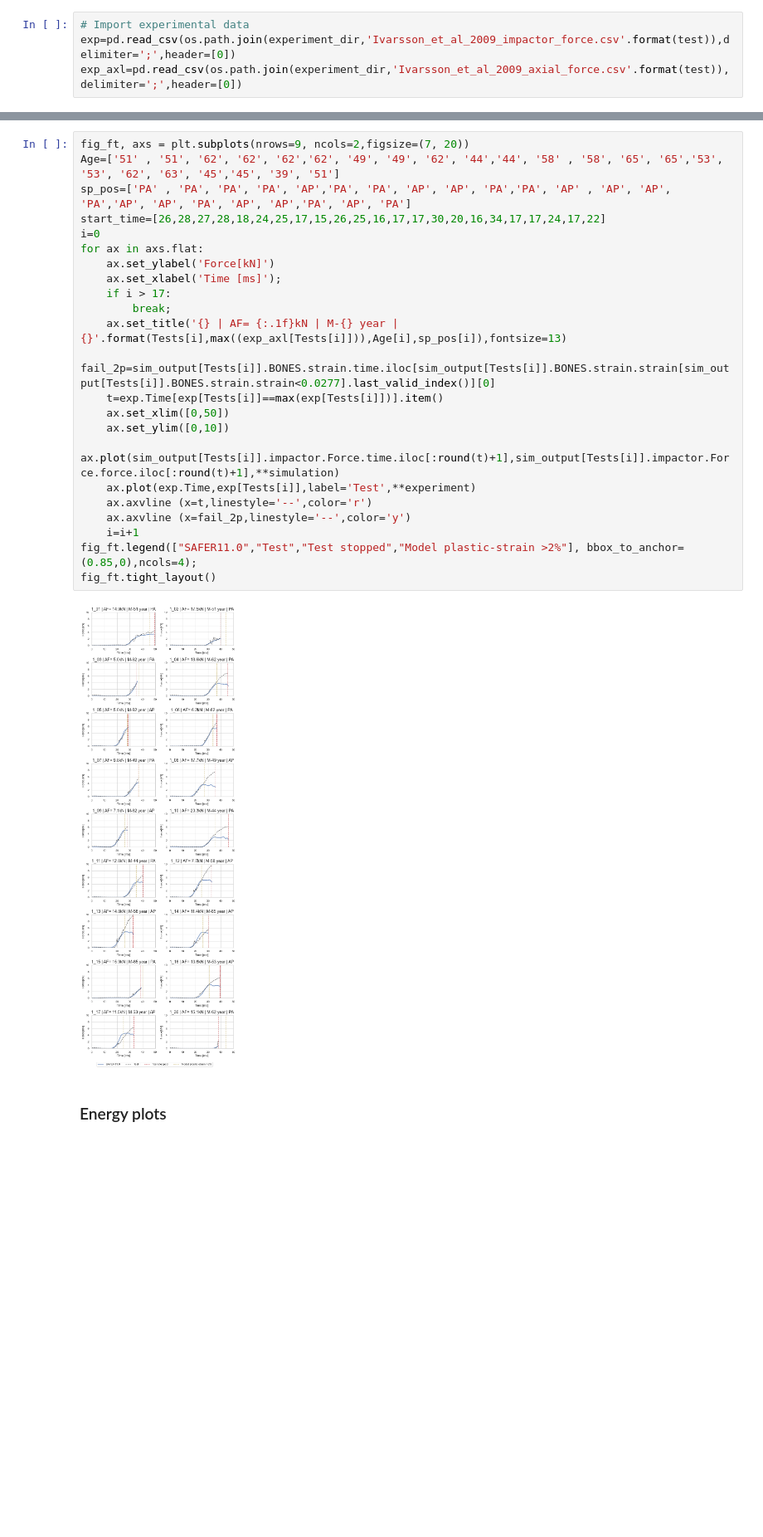
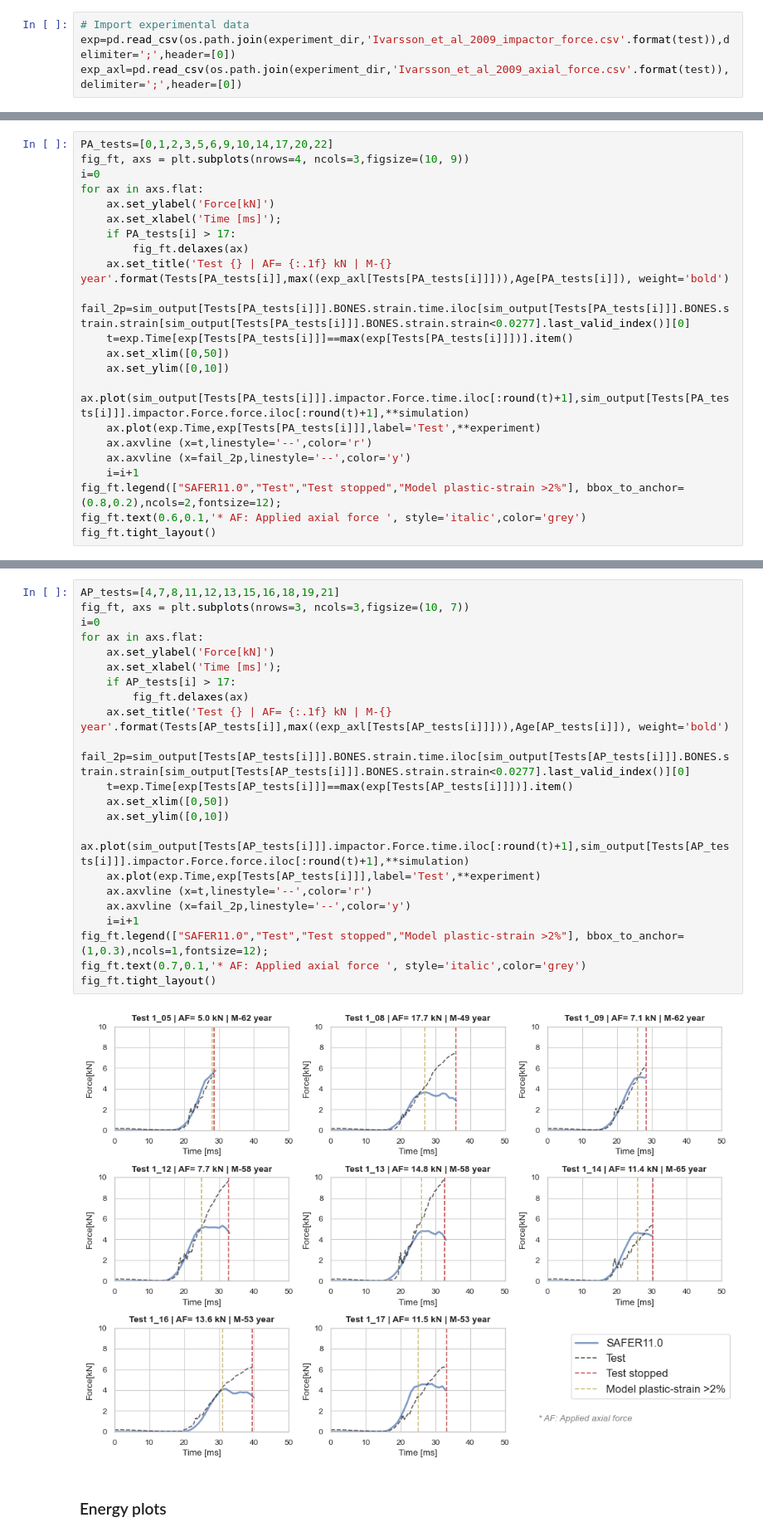
Before and after one commit to saferhbm/validation, a Jupyter notebook: validation/Ivarsson-2009-femur-shaft/SAFER_11.0/Ivarsson-2009.ipynb, the cells around one changed output, grey strips where cells are left out. Shown at 83% size. Cells and saved outputs as stored; diff of their text form; blank space fills up the shorter version.

```diff
--- a/validation/Ivarsson-2009-femur-shaft/SAFER_11.0/Ivarsson-2009.ipynb
+++ b/validation/Ivarsson-2009-femur-shaft/SAFER_11.0/Ivarsson-2009.ipynb
@@ -364,0 +370,22 @@ exp_axl=pd.read_csv(os.path.join(experiment_dir,'Ivarsson_et_al_2009_axial_force
+# %%
+PA_tests=[0,1,2,3,5,6,9,10,14,17,20,22]
+fig_ft, axs = plt.subplots(nrows=4, ncols=3,figsize=(10, 9))
+i=0
+for ax in axs.flat:
+    ax.set_ylabel('Force[kN]')
+    ax.set_xlabel('Time [ms]');
+    if PA_tests[i] > 17:
+        fig_ft.delaxes(ax)
+    ax.set_title('Test {} | AF= {:.1f} kN | M-{} year'.format(Tests[PA_tests[i]],max((exp_axl[Tests[PA_tests[i]]])),Age[PA_tests[i]]), weight='bold')
+    fail_2p=sim_output[Tests[PA_tests[i]]].BONES.strain.time.iloc[sim_output[Tests[PA_tests[i]]].BONES.strain.strain[sim_output[Tests[PA_tests[i]]].BONES.strain.strain<0.0277].last_valid_index()][0]
+    t=exp.Time[exp[Tests[PA_tests[i]]]==max(exp[Tests[PA_tests[i]]])].item()
+    ax.set_xlim([0,50])
+    ax.set_ylim([0,10])
+    ax.plot(sim_output[Tests[PA_tests[i]]].impactor.Force.time.iloc[:round(t)+1],sim_output[Tests[PA_tests[i]]].impactor.Force.force.iloc[:round(t)+1],**simulation)
+    ax.plot(exp.Time,exp[Tests[PA_tests[i]]],label='Test',**experiment)
+    ax.axvline (x=t,linestyle='--',color='r')
+    ax.axvline (x=fail_2p,linestyle='--',color='y')
+    i=i+1
+fig_ft.legend(["SAFER11.0","Test","Test stopped","Model plastic-strain >2%"], bbox_to_anchor=(0.8,0.2),ncols=2,fontsize=12);
+fig_ft.text(0.6,0.1,'* AF: Applied axial force ', style='italic',color='grey')
+fig_ft.tight_layout()
@@ -365,28 +396,27 @@ exp_axl=pd.read_csv(os.path.join(experiment_dir,'Ivarsson_et_al_2009_axial_force
 # %%
-fig_ft, axs = plt.subplots(nrows=9, ncols=2,figsize=(7, 20))
-Age=['51' , '51', '62', '62', '62','62', '49', '49', '62', '44','44', '58' , '58', '65', '65','53', '53', '62', '63', '45','45', '39', '51']
-sp_pos=['PA' , 'PA', 'PA', 'PA', 'AP','PA', 'PA', 'AP', 'AP', 'PA','PA', 'AP' , 'AP', 'AP', 'PA','AP', 'AP', 'PA', 'AP', 'AP','PA', 'AP', 'PA']
-start_time=[26,28,27,28,18,24,25,17,15,26,25,16,17,17,30,20,16,34,17,17,24,17,22]
+AP_tests=[4,7,8,11,12,13,15,16,18,19,21]
+fig_ft, axs = plt.subplots(nrows=3, ncols=3,figsize=(10, 7))
 i=0
 for ax in axs.flat:
     ax.set_ylabel('Force[kN]')
     ax.set_xlabel('Time [ms]');
-    if i > 17:
-        break;
-    ax.set_title('{} | AF= {:.1f}kN | M-{} year | {}'.format(Tests[i],max((exp_axl[Tests[i]])),Age[i],sp_pos[i]),fontsize=13)
-    fail_2p=sim_output[Tests[i]].BONES.strain.time.iloc[sim_output[Tests[i]].BONES.strain.strain[sim_output[Tests[i]].BONES.strain.strain<0.0277].last_valid_index()][0]
-    t=exp.Time[exp[Tests[i]]==max(exp[Tests[i]])].item()
+    if AP_tests[i] > 17:
+        fig_ft.delaxes(ax)
+    ax.set_title('Test {} | AF= {:.1f} kN | M-{} year'.format(Tests[AP_tests[i]],max((exp_axl[Tests[AP_tests[i]]])),Age[AP_tests[i]]), weight='bold')
+    fail_2p=sim_output[Tests[AP_tests[i]]].BONES.strain.time.iloc[sim_output[Tests[AP_tests[i]]].BONES.strain.strain[sim_output[Tests[AP_tests[i]]].BONES.strain.strain<0.0277].last_valid_index()][0]
+    t=exp.Time[exp[Tests[AP_tests[i]]]==max(exp[Tests[AP_tests[i]]])].item()
     ax.set_xlim([0,50])
     ax.set_ylim([0,10])
-    ax.plot(sim_output[Tests[i]].impactor.Force.time.iloc[:round(t)+1],sim_output[Tests[i]].impactor.Force.force.iloc[:round(t)+1],**simulation)
-    ax.plot(exp.Time,exp[Tests[i]],label='Test',**experiment)
+    ax.plot(sim_output[Tests[AP_tests[i]]].impactor.Force.time.iloc[:round(t)+1],sim_output[Tests[AP_tests[i]]].impactor.Force.force.iloc[:round(t)+1],**simulation)
+    ax.plot(exp.Time,exp[Tests[AP_tests[i]]],label='Test',**experiment)
     ax.axvline (x=t,linestyle='--',color='r')
     ax.axvline (x=fail_2p,linestyle='--',color='y')
     i=i+1
-fig_ft.legend(["SAFER11.0","Test","Test stopped","Model plastic-strain >2%"], bbox_to_anchor=(0.85,0),ncols=4);
+fig_ft.legend(["SAFER11.0","Test","Test stopped","Model plastic-strain >2%"], bbox_to_anchor=(1,0.3),ncols=1,fontsize=12);
+fig_ft.text(0.7,0.1,'* AF: Applied axial force ', style='italic',color='grey')
 fig_ft.tight_layout()
 # %% [output]
-[figure, old version]
+[figure, new version]
 # %% [markdown]
 ### Energy plots
 # %%
```
Also changed, not shown: parts of 18 cells of this notebook.
